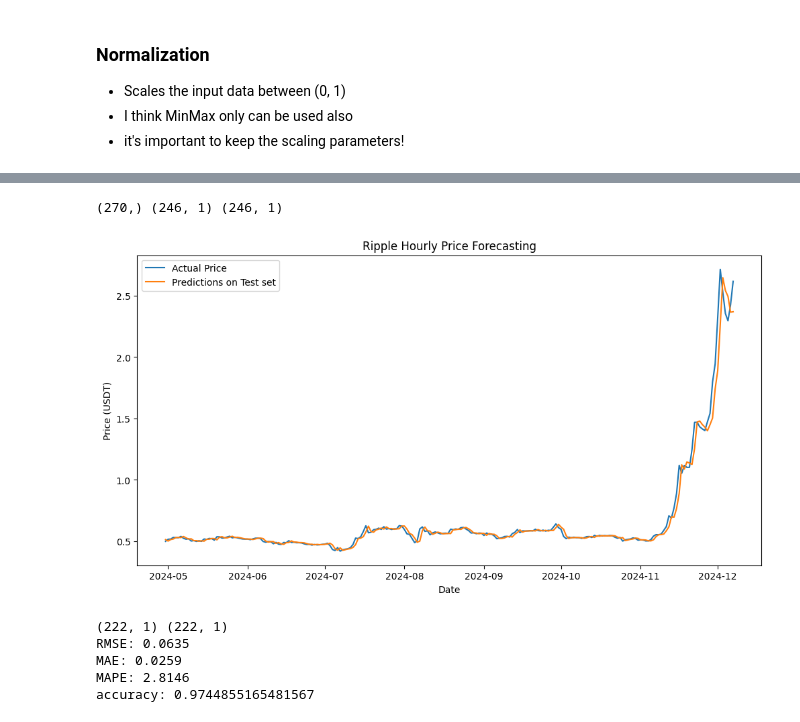
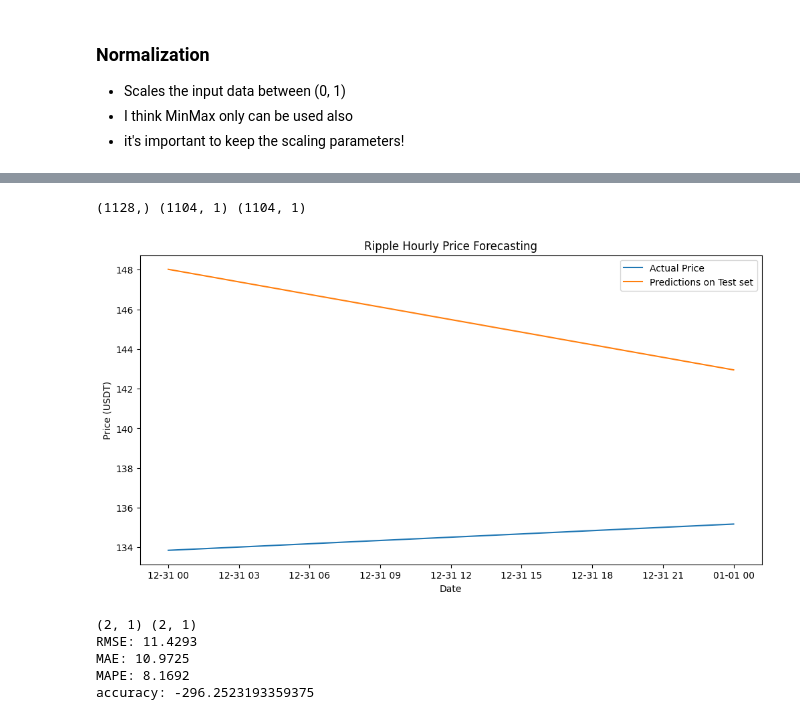
Before and after one commit to BitKnigth/cryptobot-enviroment, a Jupyter notebook: ltsm-yfinance.ipynb, the cells around one changed output, grey strips where cells are left out. Drawn from its saved outputs; the diff is of its cells as text; code cells hidden in the pictures.

```diff
--- a/ltsm-yfinance.ipynb
+++ b/ltsm-yfinance.ipynb
@@ -74,6 +44,6 @@ Date
 # %%
 # Fetch Ripple price data
-df = read_invest_com_crypto_data("ETH-USD")
+df = read_invest_com_crypto_data("XRP-USD")
 dataCutoff = int(len(df) * 0.3)
 print("Cutoff: ", dataCutoff)
 
@@ -152,7 +122,7 @@ def prepare_data(normalized_data, target, data, seq_len):
     return np.array(X), np.array(y), data[:-seq_len]
 # %%
 # Prepare data for each EWT component
-seq_len = 24  # 24 hours for daily predictions
+seq_len = 90  # 24 hours for daily predictions
 X, y, train_data = prepare_data(normalized_data, train_target, train_data, seq_len)
 
 y = y.reshape(-1, 1)
@@ -272,8 +231,7 @@ model.evaluate(X_test, y_test, verbose=2)
 # %%
 # Make test predictions
-print(len(y_test) - 1)
 test_predictions = np.zeros_like(y_test)
-for i in range(seq_len, len(y_test)):
+for i in range(len(y_test)-2, len(y_test)):
     print(i)
     inputs = normalized_test_data[i-seq_len:i]
     print(inputs.shape)
@@ -303,23 +253,23 @@ for i in range(seq_len, len(y_test)):
 # %%
 test_reshaped = test_predictions.reshape(-1, 1)
 print(test_date_series.shape, testData.shape, test_reshaped.shape)
 # Plot result
 plt.figure(figsize=(12, 6))
-plt.plot(test_date_series[seq_len:-seq_len], testData[seq_len:], label='Actual Price')
-plt.plot(test_date_series[seq_len:-seq_len], test_reshaped[seq_len:], label='Predictions on Test set')
+plt.plot(test_date_series[-2:], testData[-2:], label='Actual Price')
+plt.plot(test_date_series[-2:], test_reshaped[-2:], label='Predictions on Test set')
 plt.title('Ripple Hourly Price Forecasting')
 plt.xlabel('Date')
 plt.ylabel('Price (USDT)')
 plt.legend()
 plt.show()
 # %% [output]
-(270,) (246, 1) (246, 1)
+(1128,) (1104, 1) (1104, 1)
-[figure, old version]
+[figure, new version]
 # %%
 # Evaluate the model
 r2 = R2Score()
-testDataToUse = testData[seq_len:]
-testPredictionsToUse = test_reshaped[seq_len:]
+testDataToUse = testData[-2:]
+testPredictionsToUse = test_reshaped[-2:]
 print(testDataToUse.shape, testPredictionsToUse.shape)
 
 r2.update_state(testDataToUse, testPredictionsToUse)
@@ -335,8 +285,8 @@ print(f"MAE: {mae:.4f}")
 print(f"MAPE: {mape:.4f}")
 print(f"accuracy: {r2.result().numpy()}")
 # %% [output]
-(222, 1) (222, 1)
-RMSE: 0.0635
-MAE: 0.0259
-MAPE: 2.8146
-accuracy: 0.9744855165481567
+(2, 1) (2, 1)
+RMSE: 11.4293
+MAE: 10.9725
+MAPE: 8.1692
+accuracy: -296.2523193359375
```
Also changed, not shown: parts of 15 cells of this notebook.
